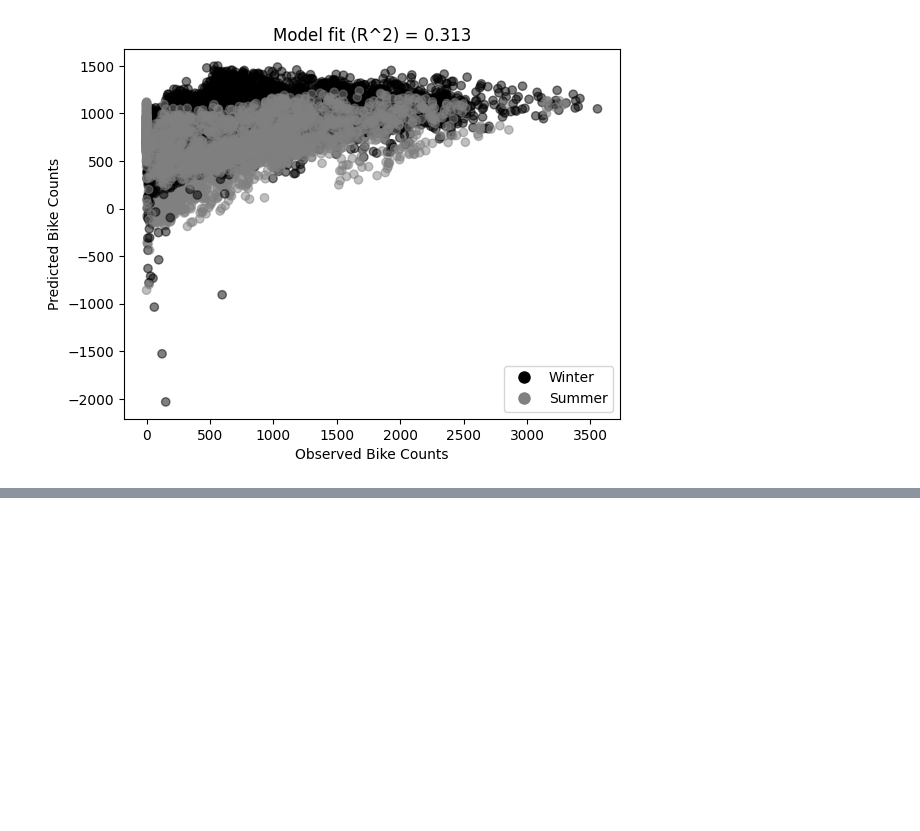
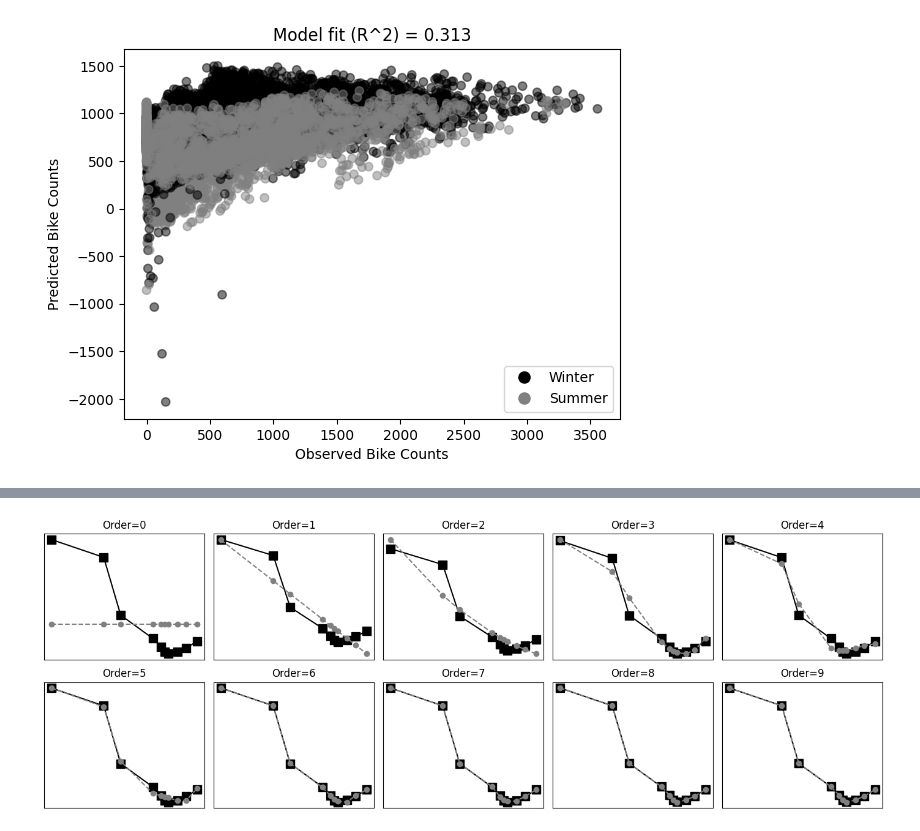
Before and after one commit to MiesnerJacob/practical-linear-algebra-for-data-science, a Jupyter notebook: 12-least-squares-applications.ipynb, the cells around one changed output, grey strips where cells are left out. Cells and saved outputs as stored; diff of their text form; code cells hidden in the pictures; blank space fills up the shorter version.

```diff
--- a/12-least-squares-applications.ipynb
+++ b/12-least-squares-applications.ipynb
@@ -319,0 +371,26 @@ inv(X'X + 0.01*I) rank: 4
+# %%
+# Exercise 12-5 (Polynomial regression with varying orders)
+
+# Create subplots
+fig, axes = plt.subplots(2, 5, figsize=(14, 5))
+axes = axes.flatten()
+
+# Loop over polynomial orders
+for order_index in range(10):
+    # Fit polynomial of given order
+    polynomial_coefficients = np.polyfit(year, double_time, order_index)
+    fitted_values = np.polyval(polynomial_coefficients, year)
+
+    # Plot original data and fitted polynomial
+    axes[order_index].plot(year, double_time, 'ks-', markersize=10)
+    axes[order_index].plot(year, fitted_values, 'o--', color="grey")
+
+    # Set plot parameters
+    axes[order_index].set(xticks=[], yticks=[])
+    axes[order_index].set_title(f'Order={order_index}')
+
+# Adjust layout and show plot
+plt.tight_layout()
+plt.show()
+# %% [output]
+[figure, added]
```
Also changed, not shown: parts of 9 cells of this notebook.
